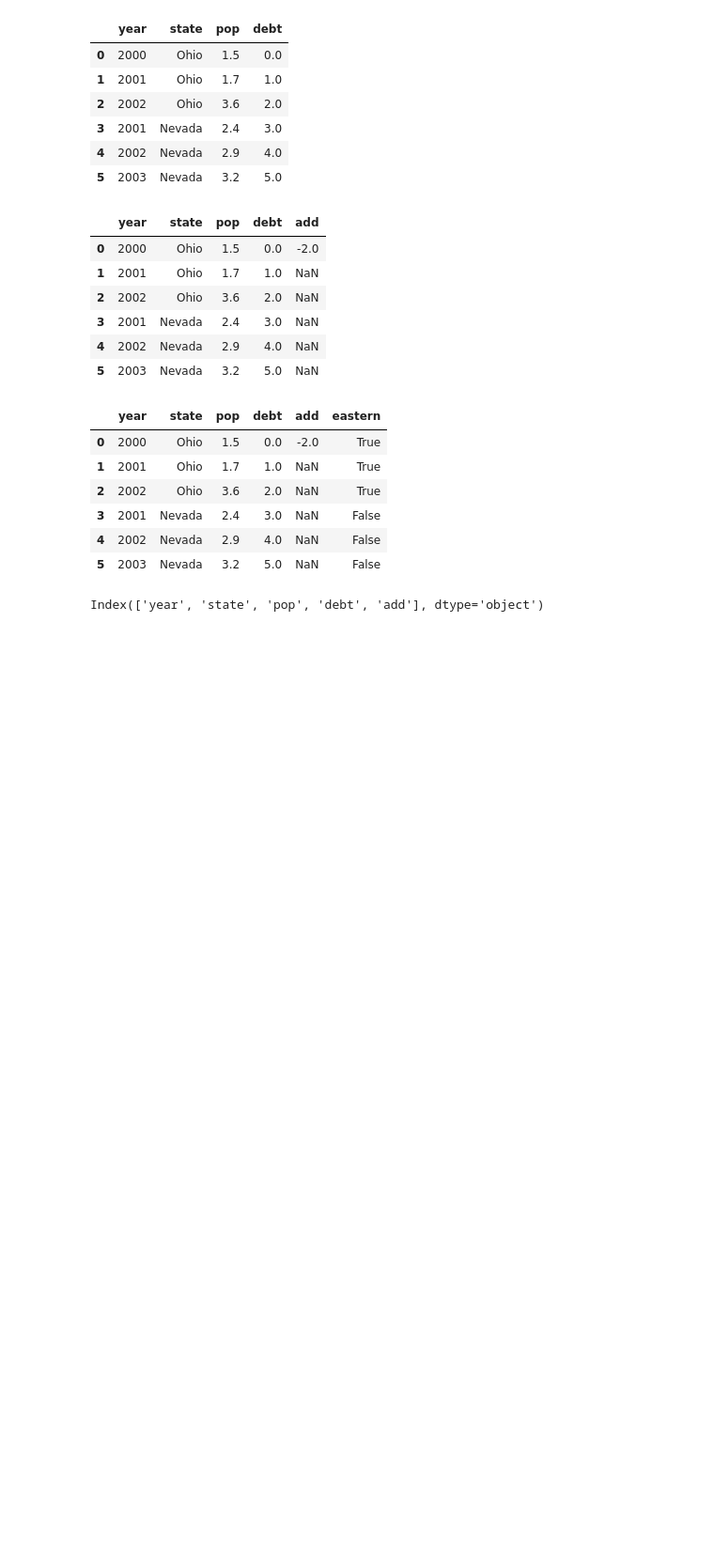
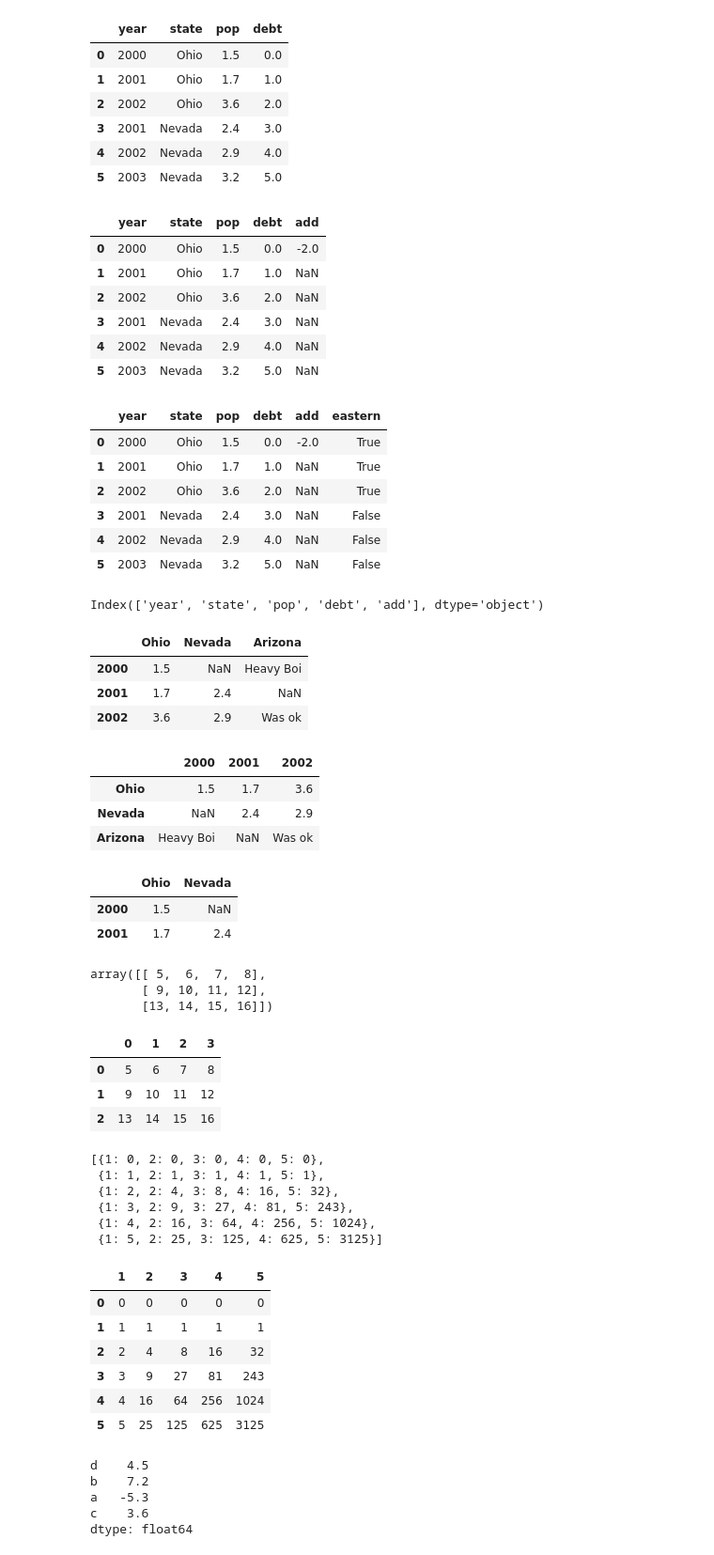
Before and after one commit to JespeerAG/python_data_analysis, a Jupyter notebook: 2_introduction_to_pandas.ipynb, the cells around one changed output. Shown: that part at 94% size. Drawn from its saved outputs; the diff is of its cells as text; code cells hidden in the pictures; blank space fills up the shorter version.

```diff
--- a/2_introduction_to_pandas.ipynb
+++ b/2_introduction_to_pandas.ipynb
@@ -216,3 +216,76 @@ del frame2bis["eastern"]
 frame2bis.columns
 # %% [output]
 Index(['year', 'state', 'pop', 'debt', 'add'], dtype='object')
+# %%
+populations = {
+    "Ohio": {2000: 1.5, 2001: 1.7, 2002: 3.6},
+    "Nevada": {2001: 2.4, 2002: 2.9},
+    "Arizona": {2000: "Heavy Boi", 2002: "Was ok"}
+}
+frame3 = pd.DataFrame(populations)
+frame3
+# %% [output]
+|  | Ohio | Nevada | Arizona |
+| 2000 | 1.5 | NaN | Heavy Boi |
+| 2001 | 1.7 | 2.4 | NaN |
+| 2002 | 3.6 | 2.9 | Was ok |
+# %%
+frame3.T # This discards the data type
+# %% [output]
+|  | 2000 | 2001 | 2002 |
+| Ohio | 1.5 | 1.7 | 3.6 |
+| Nevada | NaN | 2.4 | 2.9 |
+| Arizona | Heavy Boi | NaN | Was ok |
+# %%
+pdata = {
+    "Ohio": frame3["Ohio"][:-1],
+    "Nevada": frame3["Nevada"][:2]
+}
+pd.DataFrame(pdata)
+# %% [output]
+|  | Ohio | Nevada |
+| 2000 | 1.5 | NaN |
+| 2001 | 1.7 | 2.4 |
+# %%
+arr = np.arange(5, 17).reshape(3, 4)
+arr
+# %% [output]
+array([[ 5,  6,  7,  8],
+       [ 9, 10, 11, 12],
+       [13, 14, 15, 16]])
+# %%
+pd.DataFrame(arr)
+# %% [output]
+|  | 0 | 1 | 2 | 3 |
+| 0 | 5 | 6 | 7 | 8 |
+| 1 | 9 | 10 | 11 | 12 |
+| 2 | 13 | 14 | 15 | 16 |
+# %%
+lst = [{k: i ** k for k in range(1, 6)} for i in range(6)]
+lst
+# %% [output]
+[{1: 0, 2: 0, 3: 0, 4: 0, 5: 0},
+ {1: 1, 2: 1, 3: 1, 4: 1, 5: 1},
+ {1: 2, 2: 4, 3: 8, 4: 16, 5: 32},
+ {1: 3, 2: 9, 3: 27, 4: 81, 5: 243},
+ {1: 4, 2: 16, 3: 64, 4: 256, 5: 1024},
+ {1: 5, 2: 25, 3: 125, 4: 625, 5: 3125}]
+# %%
+pd.DataFrame(lst)
+# %% [output]
+|  | 1 | 2 | 3 | 4 | 5 |
+| 0 | 0 | 0 | 0 | 0 | 0 |
+| 1 | 1 | 1 | 1 | 1 | 1 |
+| 2 | 2 | 4 | 8 | 16 | 32 |
+| 3 | 3 | 9 | 27 | 81 | 243 |
+| 4 | 4 | 16 | 64 | 256 | 1024 |
+| 5 | 5 | 25 | 125 | 625 | 3125 |
+# %%
+obj = pd.Series([4.5, 7.2, -5.3, 3.6], index = ["d", "b", "a", "c"])
+obj
+# %% [output]
+d    4.5
+b    7.2
+a   -5.3
+c    3.6
+dtype: float64
```
Also changed, not shown: parts of 27 cells of this notebook.
